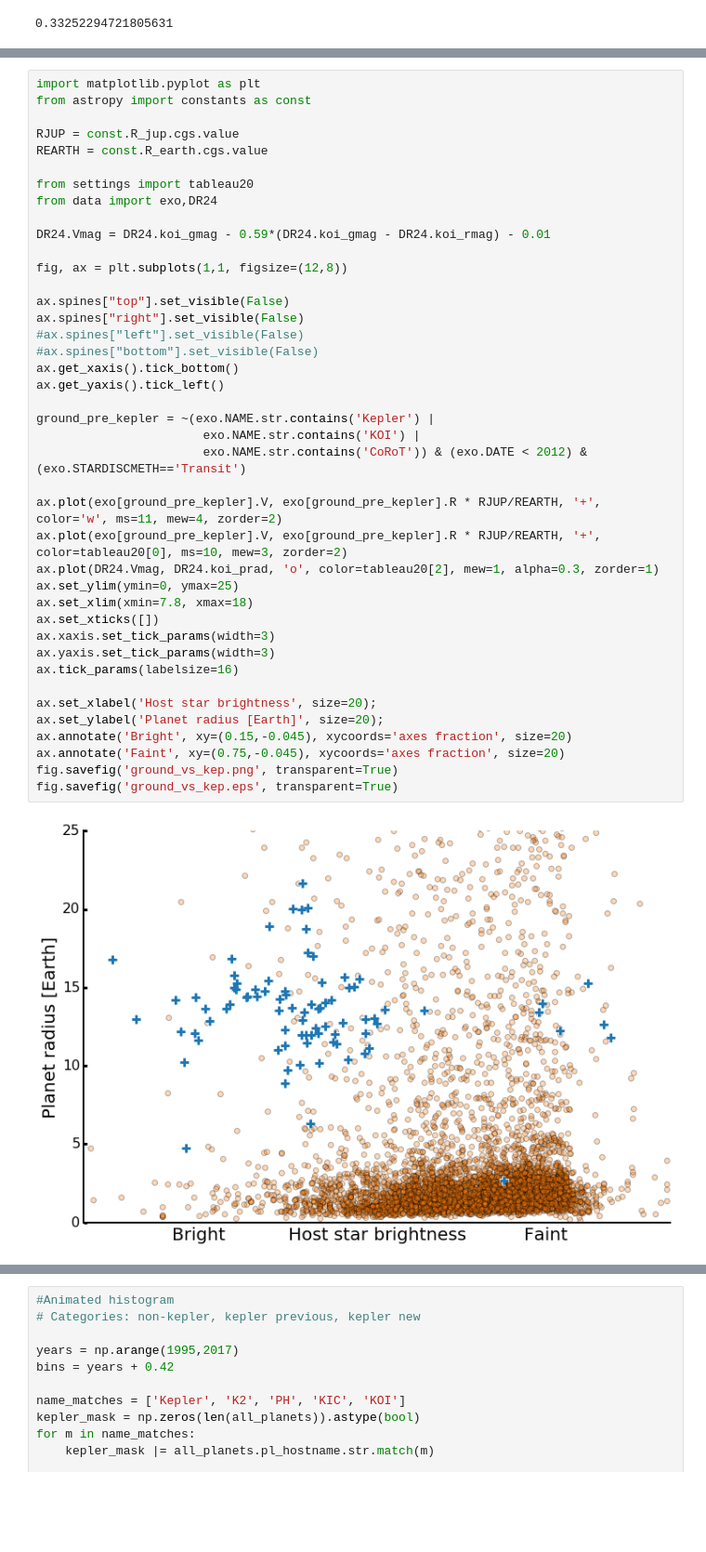
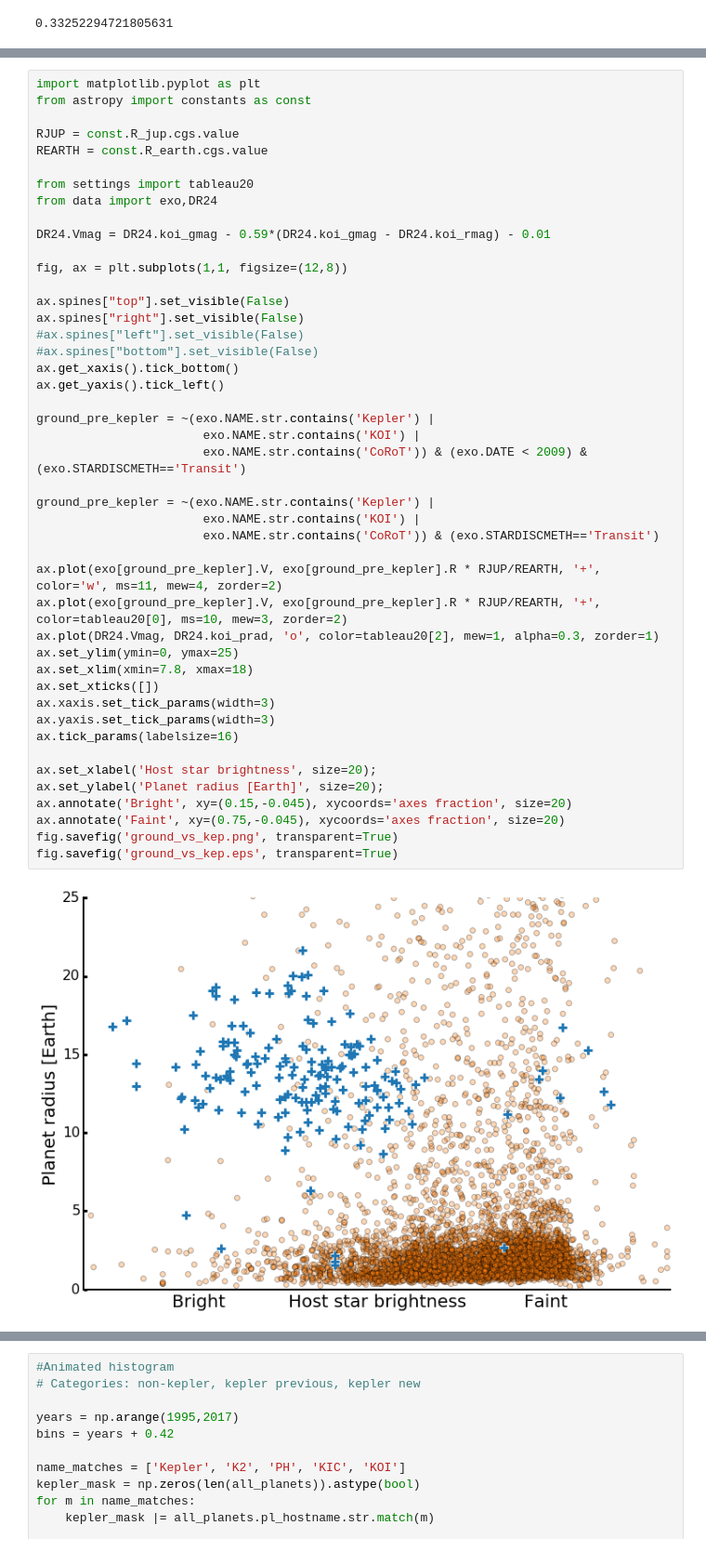
Before and after one commit to timothydmorton/figures, a Jupyter notebook: press-figures.ipynb, the cells around one changed output, grey strips where cells are left out. Shown: that part at 93% size. Saved outputs shown, nothing was run; the diff lists cells and outputs as text; blank space fills up the shorter version.

```diff
--- a/press-figures.ipynb
+++ b/press-figures.ipynb
@@ -98,32 +94,36 @@ DR24.Vmag = DR24.koi_gmag - 0.59*(DR24.koi_gmag - DR24.koi_rmag) - 0.01
 
 fig, ax = plt.subplots(1,1, figsize=(12,8))
 
 ax.spines["top"].set_visible(False)
 ax.spines["right"].set_visible(False)
 #ax.spines["left"].set_visible(False)
 #ax.spines["bottom"].set_visible(False)
 ax.get_xaxis().tick_bottom()
 ax.get_yaxis().tick_left()
 
 ground_pre_kepler = ~(exo.NAME.str.contains('Kepler') |
                        exo.NAME.str.contains('KOI') |
-                       exo.NAME.str.contains('CoRoT')) & (exo.DATE < 2012) & (exo.STARDISCMETH=='Transit')
+                       exo.NAME.str.contains('CoRoT')) & (exo.DATE < 2009) & (exo.STARDISCMETH=='Transit')
+
+ground_pre_kepler = ~(exo.NAME.str.contains('Kepler') |
+                       exo.NAME.str.contains('KOI') |
+                       exo.NAME.str.contains('CoRoT')) & (exo.STARDISCMETH=='Transit')
 
 ax.plot(exo[ground_pre_kepler].V, exo[ground_pre_kepler].R * RJUP/REARTH, '+', color='w', ms=11, mew=4, zorder=2)
 ax.plot(exo[ground_pre_kepler].V, exo[ground_pre_kepler].R * RJUP/REARTH, '+', color=tableau20[0], ms=10, mew=3, zorder=2)
 ax.plot(DR24.Vmag, DR24.koi_prad, 'o', color=tableau20[2], mew=1, alpha=0.3, zorder=1)
 ax.set_ylim(ymin=0, ymax=25)
 ax.set_xlim(xmin=7.8, xmax=18)
 ax.set_xticks([])
 ax.xaxis.set_tick_params(width=3)
 ax.yaxis.set_tick_params(width=3)
 ax.tick_params(labelsize=16)
 
 ax.set_xlabel('Host star brightness', size=20);
 ax.set_ylabel('Planet radius [Earth]', size=20);
 ax.annotate('Bright', xy=(0.15,-0.045), xycoords='axes fraction', size=20)
 ax.annotate('Faint', xy=(0.75,-0.045), xycoords='axes fraction', size=20)
 fig.savefig('ground_vs_kep.png', transparent=True)
 fig.savefig('ground_vs_kep.eps', transparent=True)
 # %% [output]
-[figure, old version]
+[figure, new version]
```
Also changed, not shown: parts of 3 cells of this notebook.
